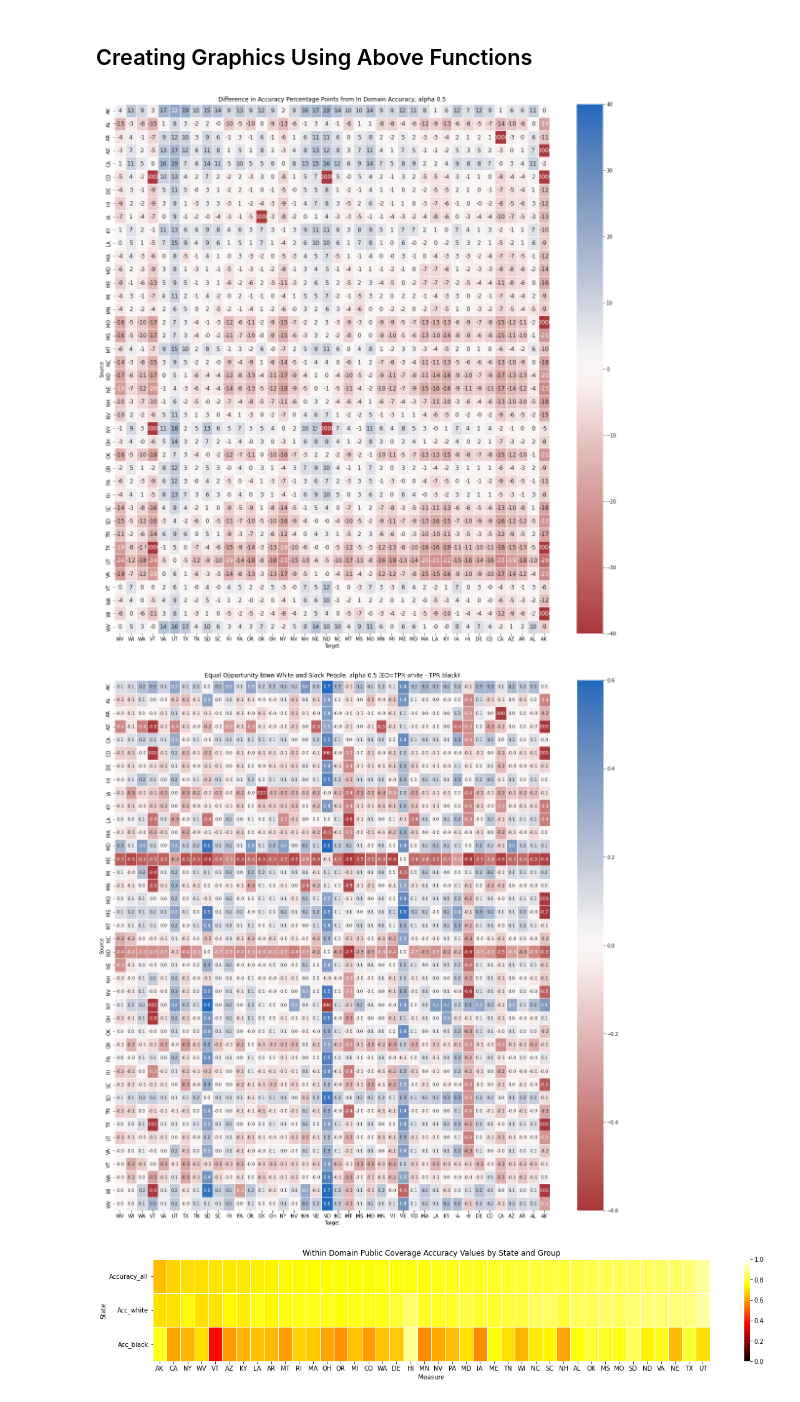
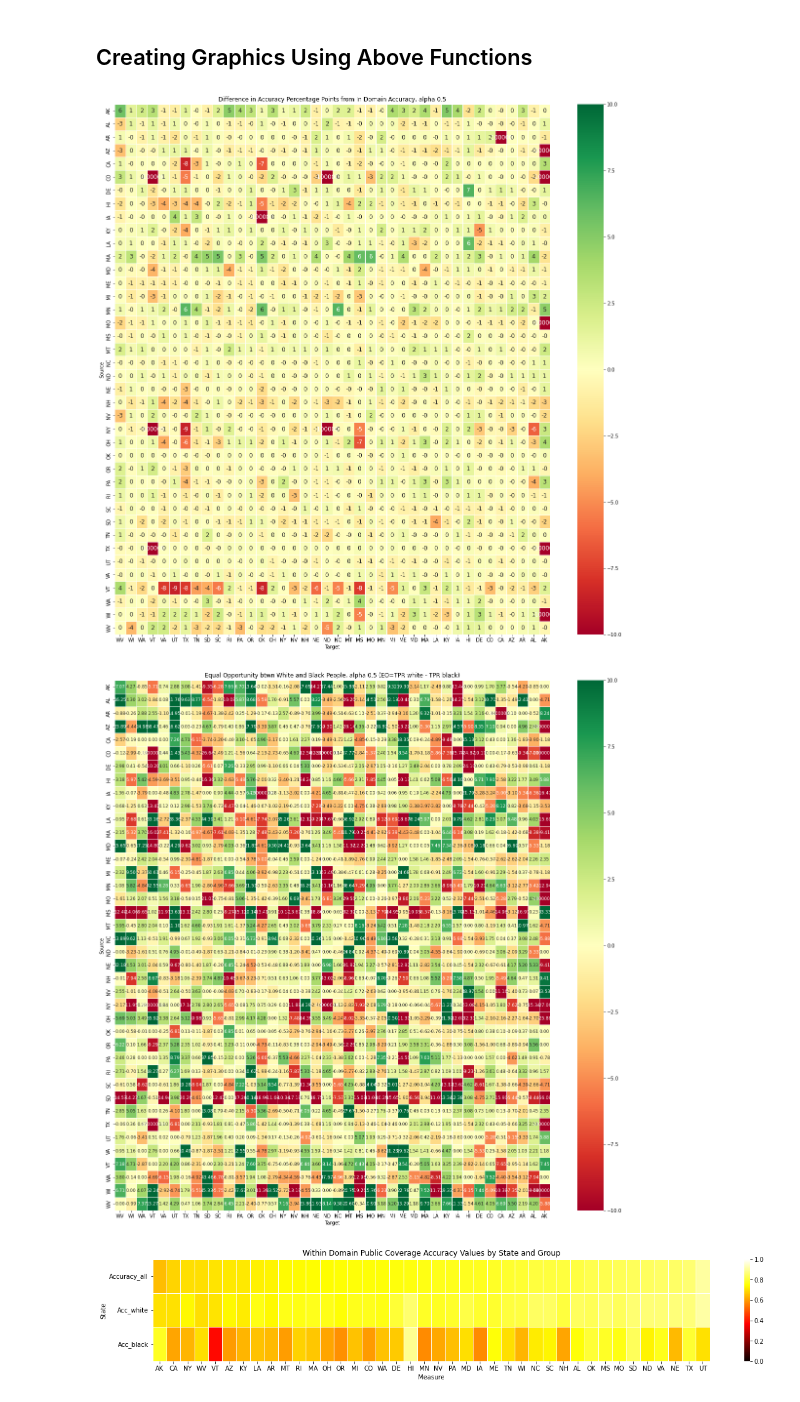
Before and after one commit to ks555/domain-adaptive-trees, a Jupyter notebook: results/Working with results dicts.ipynb, the cells around one changed output. Saved outputs shown, nothing was run; the diff lists cells and outputs as text; code cells hidden in the pictures.

```diff
--- a/results/Working with results dicts.ipynb
+++ b/results/Working with results dicts.ipynb
@@ -60,13 +76,9 @@ def df_accuracy_source_target():
 def df_accuracy_source_target_normalized(alpha):
     df = pd.DataFrame(columns=states_reverse, index=states)
     for source, t_values in scores_dicts.items():
-        try:
-            #get within domain accuracy
-            base_accuracy = t_values[source][alpha]
-        except:
-            base_accuracy = -1000
         for target, values in t_values.items():
             try:
+                base_accuracy = scores_dicts[source][target][1.0]
                 df.loc[source][target] = values[alpha] - base_accuracy
             except:
                 pass
@@ -93,19 +105,15 @@ def df_eo_source_target(alpha):
 def df_eo_source_target_normalized(alpha):
     df = pd.DataFrame(columns=states_reverse, index=states)
     for source, t_values in confusion_dicts.items():
-        try:
-            #get within domain eo
-            base_accuracy = t_values[source][alpha]
-        except:
-            base_accuracy = -1000
         for target, values in t_values.items():
             try:
-                df.loc[source][target] = values[alpha] - base_accuracy
+                baseline = confusion_dicts[source][target][1.0]
+                df.loc[source][target] = abs(values[alpha]) - abs(baseline)
             except:
                 pass
     df = df.replace({np.nan:-1000})
     # multiply by 100 to get readable percentage point difference
-    return df
+    return df*100
 
 
 def confusion_matrix_values(y_test, predictions):
@@ -149,27 +157,27 @@ alpha = 0.5
 df = df_accuracy_source_target_normalized(alpha)
 # df = df_eo_source_target()
 fig, ax_a = plt.subplots(figsize=(20, 20))
-ax_a = sns.heatmap(df, linewidth=0.5, vmin=-40, vmax=40, cmap='vlag_r', center=0,
+ax_a = sns.heatmap(df, linewidth=0.5, vmin=-10, vmax=10, cmap='RdYlGn', center=0,
                   annot=True, annot_kws={"size": 12}, fmt='.0f')
 
 ax_a.set(xlabel='Target', ylabel='Source', title=f'Difference in Accuracy Percentage Points from In Domain Accuracy, alpha {alpha}')
 
 plt.show()
 # %% [output]
-[figure, old version]
+[figure, new version]
 # %%
 alpha = 0.5
 df_eo = df_eo_source_target_normalized(alpha)
 # df = df_eo_source_target()
 fig, ax = plt.subplots(figsize=(20, 20))
-ax = sns.heatmap(df_eo, linewidth=0.5, vmin=-0.6, vmax=0.6, cmap='vlag_r', center=0,
-                  annot=True, annot_kws={"size": 9}, fmt='.1f')
+ax = sns.heatmap(df_eo, linewidth=0.5, vmin=-10, vmax=10, cmap='RdYlGn', center=0,
+                  annot=True, annot_kws={"size": 9}, fmt='.2f')
 
 ax.set(xlabel='Target', ylabel='Source', title=f'Equal Opportunity btwn White and Black People, alpha {alpha} (EO=TPR white - TPR black)')
 
 plt.show()
 # %% [output]
-[figure, old version]
+[figure, new version]
 # %%
 standard_tree_accuracy = pickle.load(open("../domain-adaptive-trees/results/standard_tree_accuracy.pkl", "rb" ))
 standard_tree_predictions = pickle.load(open("../domain-adaptive-trees/results/standard_tree_predictions.pkl", "rb" ))
```
Also changed, not shown: parts of 3 cells of this notebook.
